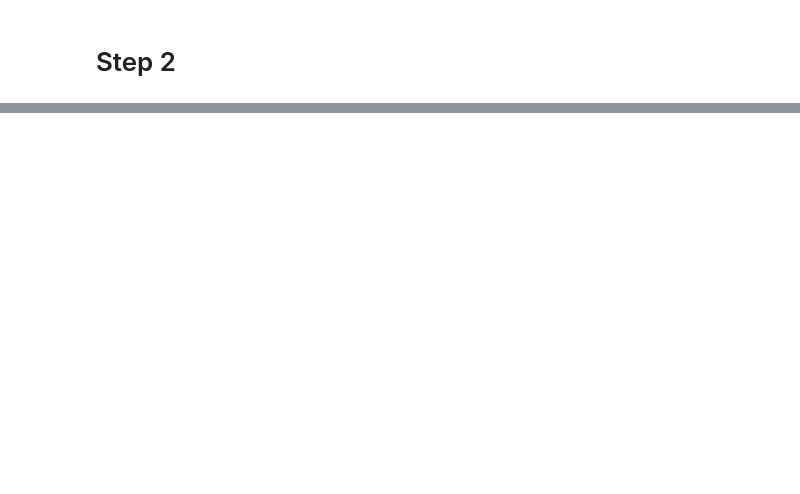
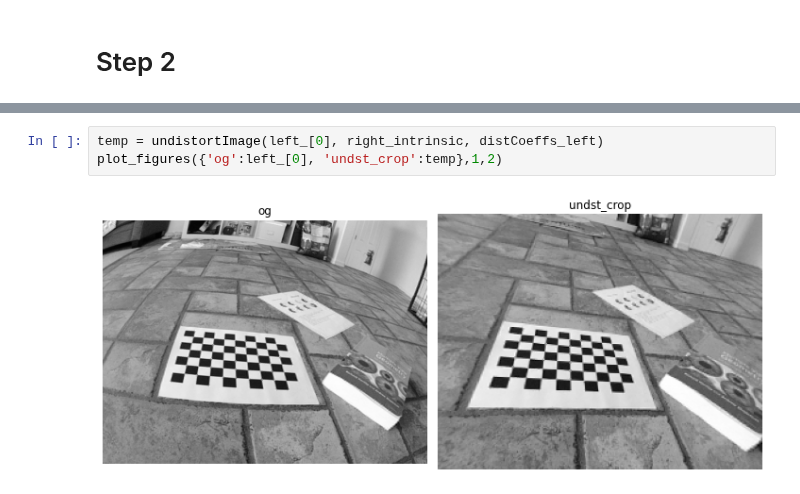
Before and after one commit to eshangaur/Perception-in-Robotics, a Jupyter notebook: project_2b/code/task_5/task_5.ipynb, the cells around one changed output, grey strips where cells are left out. Drawn from its saved outputs; the diff is of its cells as text; blank space fills up the shorter version.

```diff
--- a/project_2b/code/task_5/task_5.ipynb
+++ b/project_2b/code/task_5/task_5.ipynb
@@ -68,0 +104,5 @@ plot_figures({'left_0': left_[0], 'right_0': right_[0], 'left_1': left_[1], 'rig
+# %%
+temp = undistortImage(left_[0], right_intrinsic, distCoeffs_left)
+plot_figures({'og':left_[0], 'undst_crop':temp},1,2)
+# %% [output]
+[figure, added]
```
Also changed, not shown: parts of 12 cells of this notebook.
